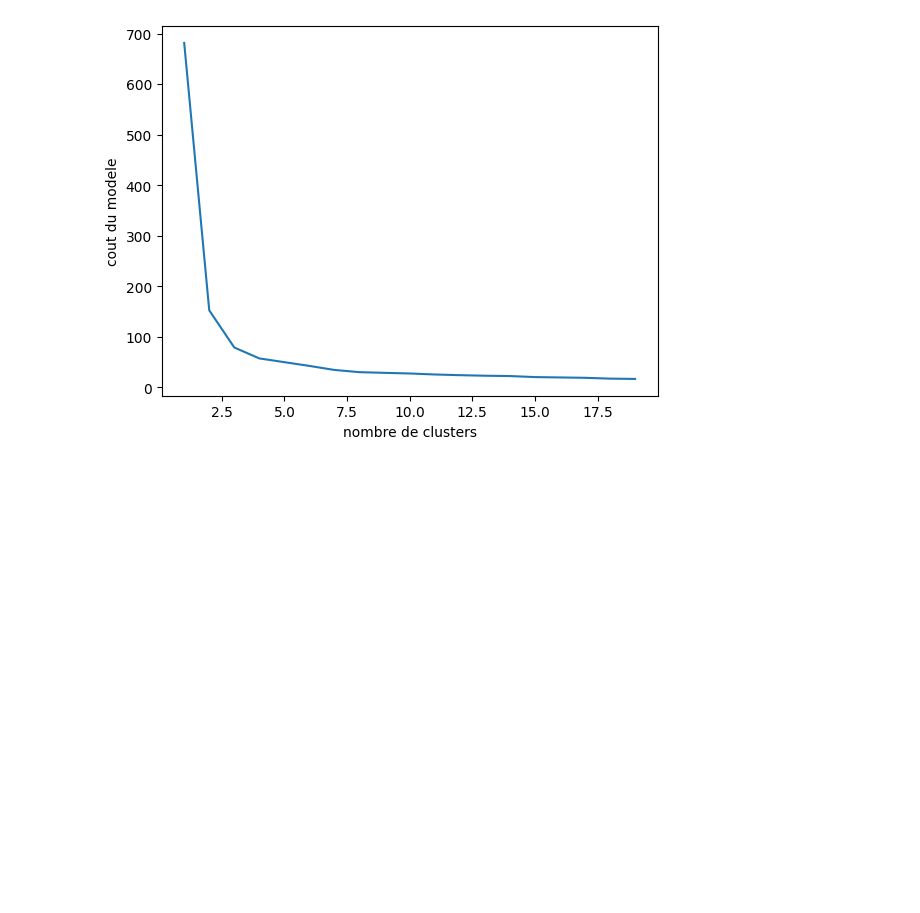
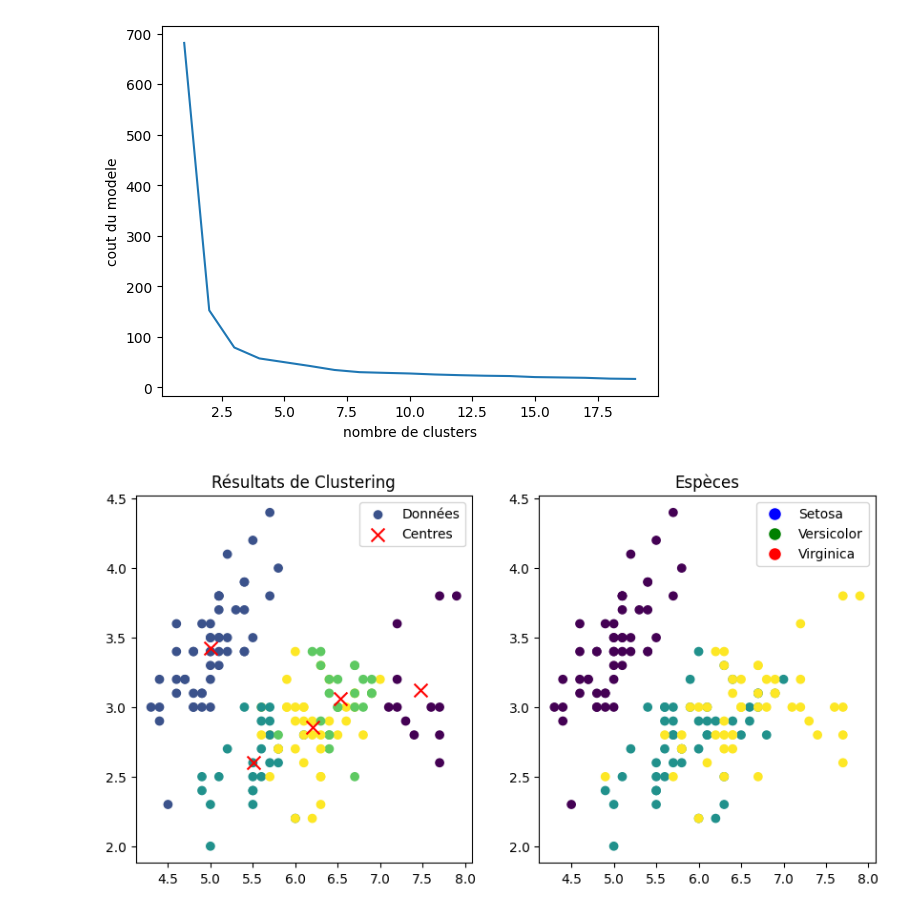
Before and after one commit to bigmoletos/WildCodeSchool_formation_IA_nov2023, a Jupyter notebook: quêtes/Semaine7/FD_3.1_ML_Clustering_K_means.ipynb, the cells around one changed output. Saved outputs shown, nothing was run; the diff lists cells and outputs as text; code cells hidden in the pictures; blank space fills up the shorter version.

```diff
--- a/quêtes/Semaine7/FD_3.1_ML_Clustering_K_means.ipynb
+++ b/quêtes/Semaine7/FD_3.1_ML_Clustering_K_means.ipynb
@@ -140,3 +166,38 @@ plt.ylabel('cout du modele')
 # %% [output]
 Text(0, 0.5, 'cout du modele')
 [figure]
+# %%
+import matplotlib.pyplot as plt
+
+# Prédire les étiquettes de cluster pour les données
+labels = model.predict(X)
+
+# Créer une figure avec 1 ligne et 2 colonnes
+fig, axs = plt.subplots(1, 2, figsize=(10, 5))
+
+# Afficher les résultats du clustering sur le premier graphe
+scatter1 = axs[0].scatter(df['sepal_length'], df['sepal_width'], c=labels)
+centers = axs[0].scatter(model.cluster_centers_[:, 0], model.cluster_centers_[
+                         :, 1], s=100, c='red', marker='x')
+axs[0].set_title('Résultats de Clustering')
+axs[0].legend([scatter1, centers], ['Données', 'Centres'], loc='upper right')
+
+# Afficher le graphe par espèces sur le deuxième graphe
+# Remplacez par votre propre mappage
+species = df['species'].map({'setosa': 0, 'versicolor': 1, 'virginica': 2})
+scatter2 = axs[1].scatter(df['sepal_length'], df['sepal_width'], c=species)
+axs[1].set_title('Espèces')
+
+# Créer une légende personnalisée avec les noms des espèces
+legend1 = plt.Line2D([0], [0], marker='o', color='w',
+                     label='Setosa', markerfacecolor='b', markersize=10)
+legend2 = plt.Line2D([0], [0], marker='o', color='w',
+                     label='Versicolor', markerfacecolor='g', markersize=10)
+legend3 = plt.Line2D([0], [0], marker='o', color='w',
+                     label='Virginica', markerfacecolor='r', markersize=10)
+axs[1].legend(handles=[legend1, legend2, legend3], loc='upper right')
+
+# Afficher les graphes
+plt.show()
+# %% [output]
+[figure, added]
```
Also changed, not shown: parts of 3 cells of this notebook, 7 other files.
